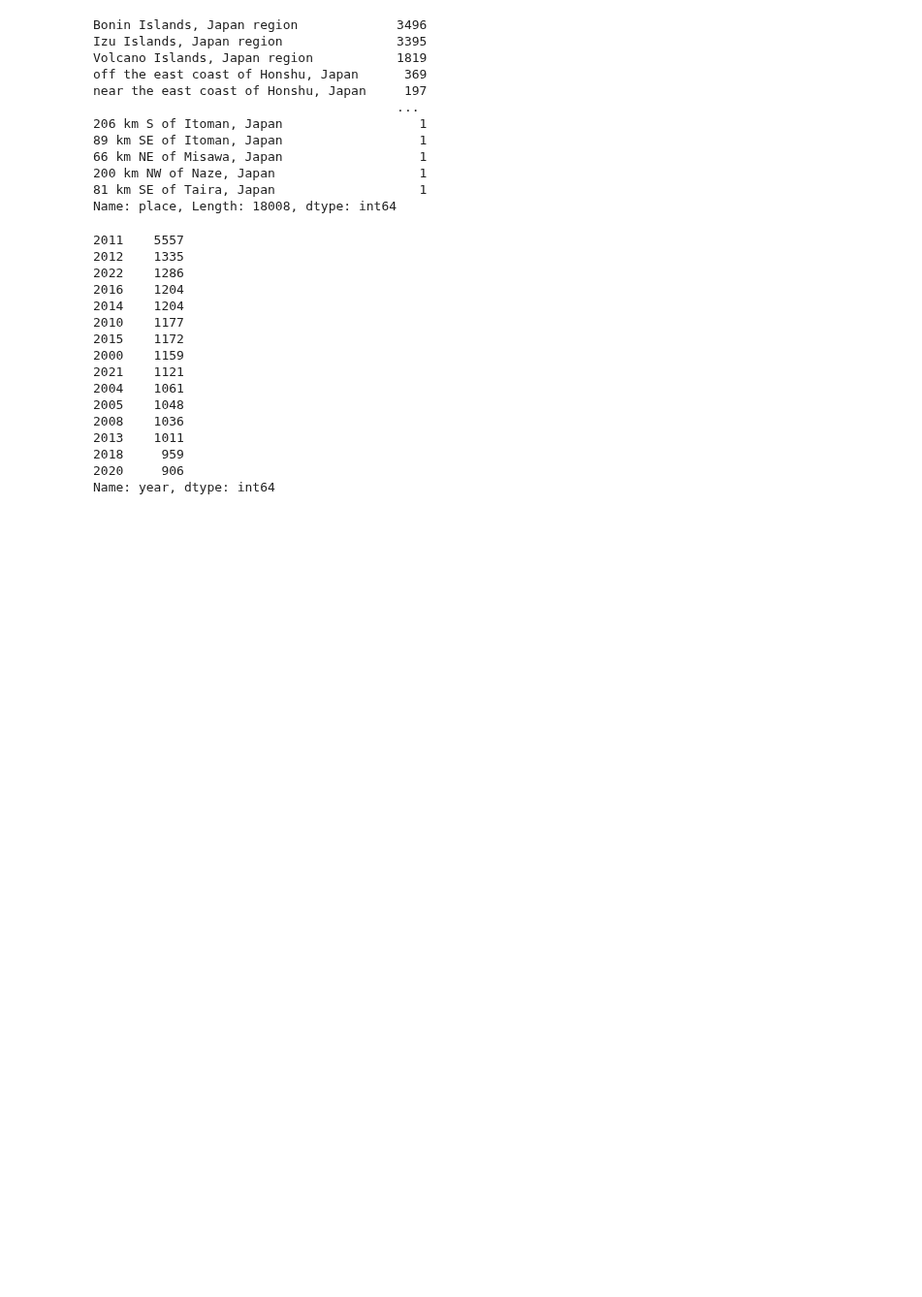
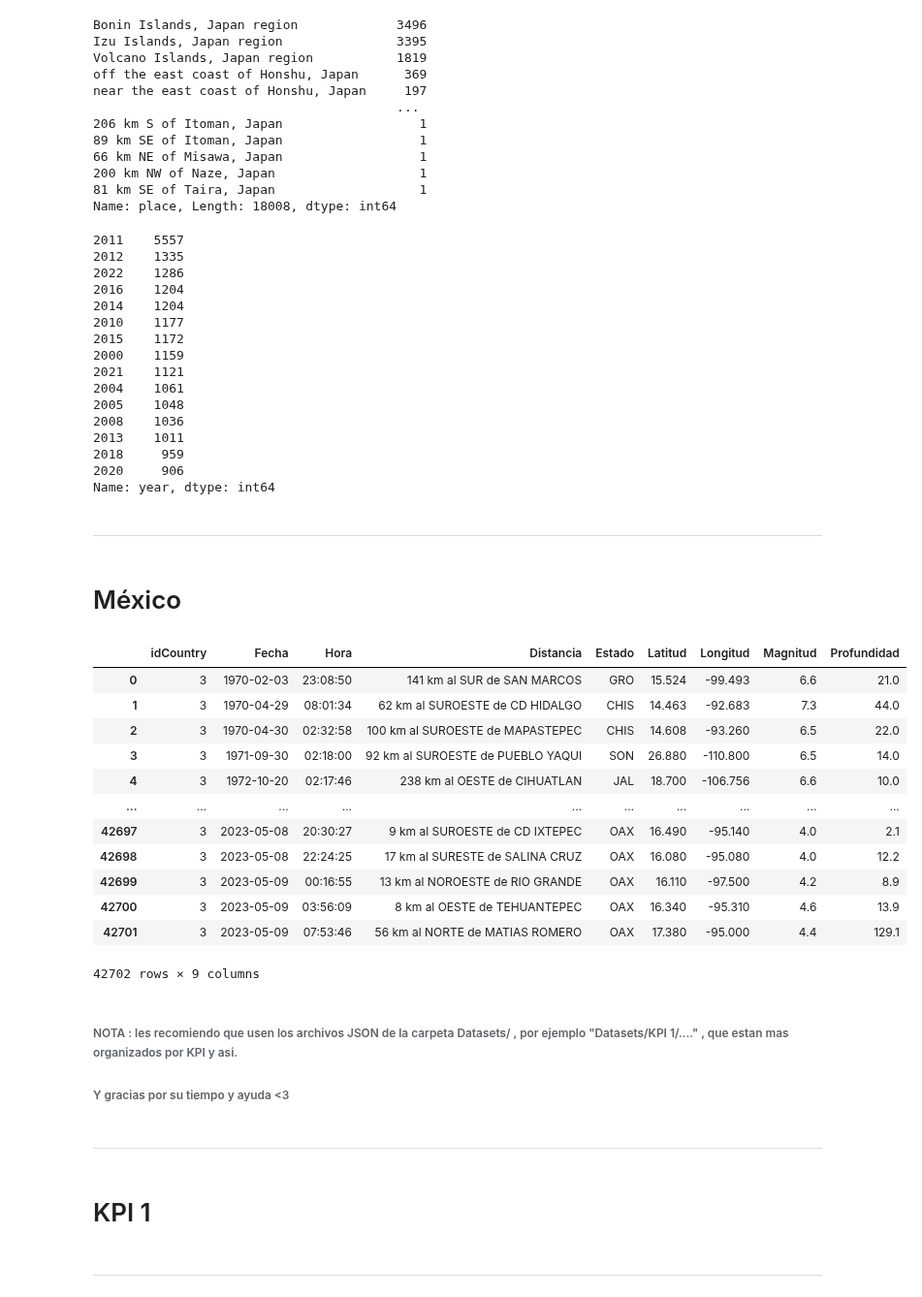
Before and after one commit to ReneRamosTrvn/alertas_sismicas, a Jupyter notebook: EDA.ipynb, the cells around one changed output. Shown at 97% size. Saved outputs shown, nothing was run; the diff lists cells and outputs as text; code cells hidden in the pictures; blank space fills up the shorter version.

```diff
--- a/EDA.ipynb
+++ b/EDA.ipynb
@@ -348,3 +348,34 @@ df_japon["year"].value_counts().sort_values(ascending=False).head(15)
 2018     959
 2020     906
 Name: year, dtype: int64
+# %% [markdown]
+---
+# %% [markdown]
+# México
+# %%
+# eda de mexico, si se animan a hacerlo lo pueden hacer :p
+# Ingestamos el archivo
+df_mex = pd.read_json("Datasets/Usa_Jap_Mex/México.json")
+# Observamos
+df_mex
+# %% [output]
+|  | idCountry | Fecha | Hora | Distancia | Estado | Latitud | Longitud | Magnitud | Profundidad |
+| 0 | 3 | 1970-02-03 | 23:08:50 | 141 km al SUR de SAN MARCOS | GRO | 15.524 | -99.493 | 6.6 | 21.0 |
+| 1 | 3 | 1970-04-29 | 08:01:34 | 62 km al SUROESTE de CD HIDALGO | CHIS | 14.463 | -92.683 | 7.3 | 44.0 |
+| 2 | 3 | 1970-04-30 | 02:32:58 | 100 km al SUROESTE de MAPASTEPEC | CHIS | 14.608 | -93.260 | 6.5 | 22.0 |
+| 3 | 3 | 1971-09-30 | 02:18:00 | 92 km al SUROESTE de PUEBLO YAQUI | SON | 26.880 | -110.800 | 6.5 | 14.0 |
+| 4 | 3 | 1972-10-20 | 02:17:46 | 238 km al OESTE de CIHUATLAN | JAL | 18.700 | -106.756 | 6.6 | 10.0 |
+| ... | ... | ... | ... | ... | ... | ... | ... | ... | ... |
+| 42697 | 3 | 2023-05-08 | 20:30:27 | 9 km al SUROESTE de CD IXTEPEC | OAX | 16.490 | -95.140 | 4.0 | 2.1 |
+| 42698 | 3 | 2023-05-08 | 22:24:25 | 17 km al SURESTE de SALINA CRUZ | OAX | 16.080 | -95.080 | 4.0 | 12.2 |
+| 42699 | 3 | 2023-05-09 | 00:16:55 | 13 km al NOROESTE de RIO GRANDE | OAX | 16.110 | -97.500 | 4.2 | 8.9 |
+| 42700 | 3 | 2023-05-09 | 03:56:09 | 8 km al OESTE de TEHUANTEPEC | OAX | 16.340 | -95.310 | 4.6 | 13.9 |
+| 42701 | 3 | 2023-05-09 | 07:53:46 | 56 km al NORTE de MATIAS ROMERO | OAX | 17.380 | -95.000 | 4.4 | 129.1 |
+42702 rows × 9 columns
+# %% [markdown]
+###### NOTA : les recomiendo que usen los archivos JSON de la carpeta Datasets/ , por ejemplo "Datasets/KPI 1/...." , que estan mas organizados por KPI y asi.
+###### Y gracias por su tiempo y ayuda <3
+# %% [markdown]
+---
+# %% [markdown]
+# KPI 1
@@ -350,0 +384,2 @@ Name: year, dtype: int64
+# %% [markdown]
+---
```
Also changed, not shown: parts of 12 cells of this notebook.
